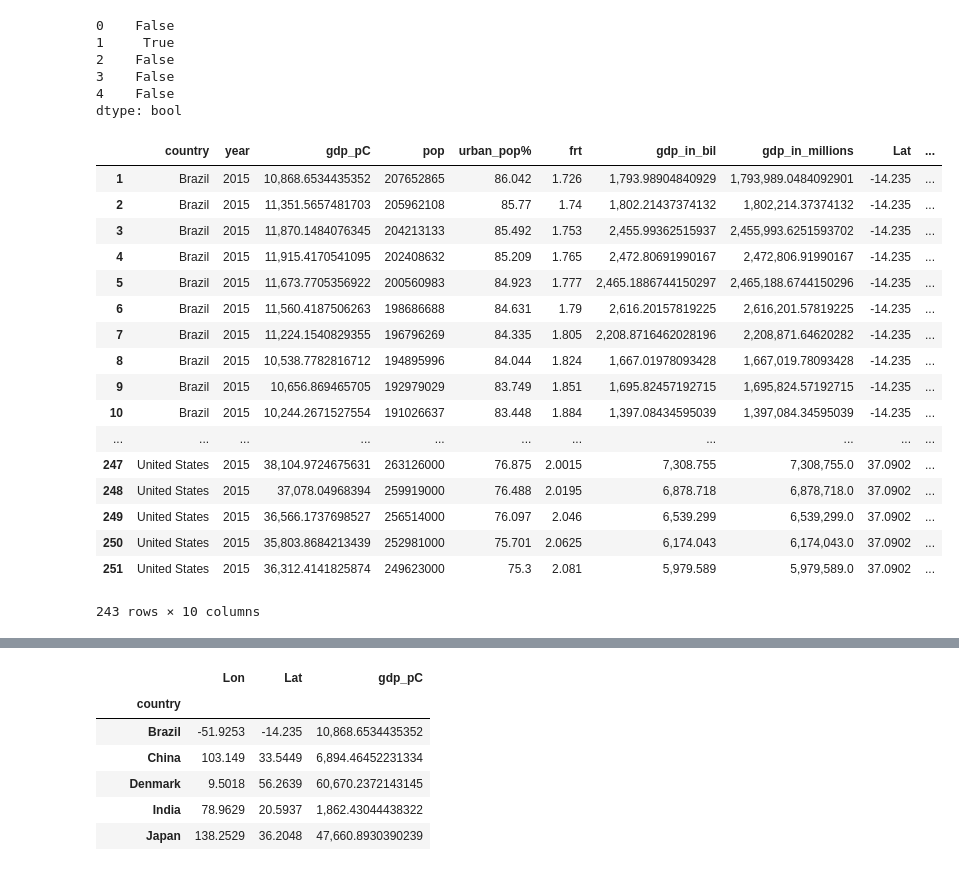
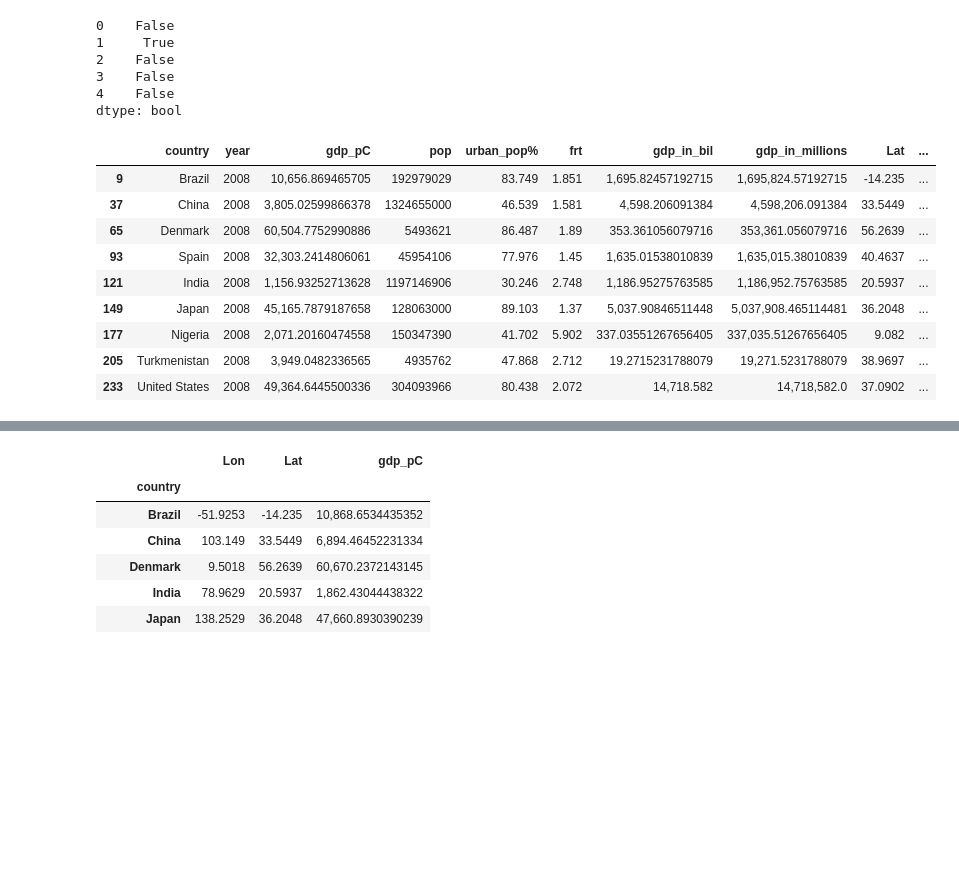
Before and after one commit to NumEconCopenhagen/projects-2019-tba, a Jupyter notebook: dataproject/dataproject/Dataproject_Bianca/Version_1_B.ipynb, the cells around one changed output, grey strips where cells are left out. Saved outputs shown, nothing was run; the diff lists cells and outputs as text; code cells hidden in the pictures; blank space fills up the shorter version.

```diff
--- a/dataproject/dataproject/Dataproject_Bianca/Version_1_B.ipynb
+++ b/dataproject/dataproject/Dataproject_Bianca/Version_1_B.ipynb
@@ -492,24 +494,16 @@ dtype: bool
 # %%
-year2015 = data_wb.loc[data_wb['year']==2015] #selectedyear for a dropdown with used year
-year2015
+year2008 = data_wb.loc[data_wb['year']=='2008'] #selectedyear for a dropdown with used year
+year2008
 # %% [output]
 |  | country | year | gdp_pC | pop | urban_pop% | frt | gdp_in_bil | gdp_in_millions | Lat | ... |
-| 1 | Brazil | 2015 | 10,868.6534435352 | 207652865 | 86.042 | 1.726 | 1,793.98904840929 | 1,793,989.0484092901 | -14.235 | ... |
-| 2 | Brazil | 2015 | 11,351.5657481703 | 205962108 | 85.77 | 1.74 | 1,802.21437374132 | 1,802,214.37374132 | -14.235 | ... |
-| 3 | Brazil | 2015 | 11,870.1484076345 | 204213133 | 85.492 | 1.753 | 2,455.99362515937 | 2,455,993.6251593702 | -14.235 | ... |
-| 4 | Brazil | 2015 | 11,915.4170541095 | 202408632 | 85.209 | 1.765 | 2,472.80691990167 | 2,472,806.91990167 | -14.235 | ... |
-| 5 | Brazil | 2015 | 11,673.7705356922 | 200560983 | 84.923 | 1.777 | 2,465.1886744150297 | 2,465,188.6744150296 | -14.235 | ... |
-| 6 | Brazil | 2015 | 11,560.4187506263 | 198686688 | 84.631 | 1.79 | 2,616.20157819225 | 2,616,201.57819225 | -14.235 | ... |
-| 7 | Brazil | 2015 | 11,224.1540829355 | 196796269 | 84.335 | 1.805 | 2,208.8716462028196 | 2,208,871.64620282 | -14.235 | ... |
-| 8 | Brazil | 2015 | 10,538.7782816712 | 194895996 | 84.044 | 1.824 | 1,667.01978093428 | 1,667,019.78093428 | -14.235 | ... |
-| 9 | Brazil | 2015 | 10,656.869465705 | 192979029 | 83.749 | 1.851 | 1,695.82457192715 | 1,695,824.57192715 | -14.235 | ... |
-| 10 | Brazil | 2015 | 10,244.2671527554 | 191026637 | 83.448 | 1.884 | 1,397.08434595039 | 1,397,084.34595039 | -14.235 | ... |
-| ... | ... | ... | ... | ... | ... | ... | ... | ... | ... | ... |
-| 247 | United States | 2015 | 38,104.9724675631 | 263126000 | 76.875 | 2.0015 | 7,308.755 | 7,308,755.0 | 37.0902 | ... |
-| 248 | United States | 2015 | 37,078.04968394 | 259919000 | 76.488 | 2.0195 | 6,878.718 | 6,878,718.0 | 37.0902 | ... |
-| 249 | United States | 2015 | 36,566.1737698527 | 256514000 | 76.097 | 2.046 | 6,539.299 | 6,539,299.0 | 37.0902 | ... |
-| 250 | United States | 2015 | 35,803.8684213439 | 252981000 | 75.701 | 2.0625 | 6,174.043 | 6,174,043.0 | 37.0902 | ... |
-| 251 | United States | 2015 | 36,312.4141825874 | 249623000 | 75.3 | 2.081 | 5,979.589 | 5,979,589.0 | 37.0902 | ... |
+| 9 | Brazil | 2008 | 10,656.869465705 | 192979029 | 83.749 | 1.851 | 1,695.82457192715 | 1,695,824.57192715 | -14.235 | ... |
+| 37 | China | 2008 | 3,805.02599866378 | 1324655000 | 46.539 | 1.581 | 4,598.206091384 | 4,598,206.091384 | 33.5449 | ... |
+| 65 | Denmark | 2008 | 60,504.7752990886 | 5493621 | 86.487 | 1.89 | 353.361056079716 | 353,361.056079716 | 56.2639 | ... |
+| 93 | Spain | 2008 | 32,303.2414806061 | 45954106 | 77.976 | 1.45 | 1,635.01538010839 | 1,635,015.38010839 | 40.4637 | ... |
+| 121 | India | 2008 | 1,156.93252713628 | 1197146906 | 30.246 | 2.748 | 1,186.95275763585 | 1,186,952.75763585 | 20.5937 | ... |
+| 149 | Japan | 2008 | 45,165.7879187658 | 128063000 | 89.103 | 1.37 | 5,037.90846511448 | 5,037,908.465114481 | 36.2048 | ... |
+| 177 | Nigeria | 2008 | 2,071.20160474558 | 150347390 | 41.702 | 5.902 | 337.03551267656405 | 337,035.51267656405 | 9.082 | ... |
+| 205 | Turkmenistan | 2008 | 3,949.0482336565 | 4935762 | 47.868 | 2.712 | 19.2715231788079 | 19,271.5231788079 | 38.9697 | ... |
+| 233 | United States | 2008 | 49,364.6445500336 | 304093966 | 80.438 | 2.072 | 14,718.582 | 14,718,582.0 | 37.0902 | ... |
-243 rows × 10 columns
 # %%
 #Bianca
```
Also changed, not shown: parts of 13 cells of this notebook, 1 other file.
